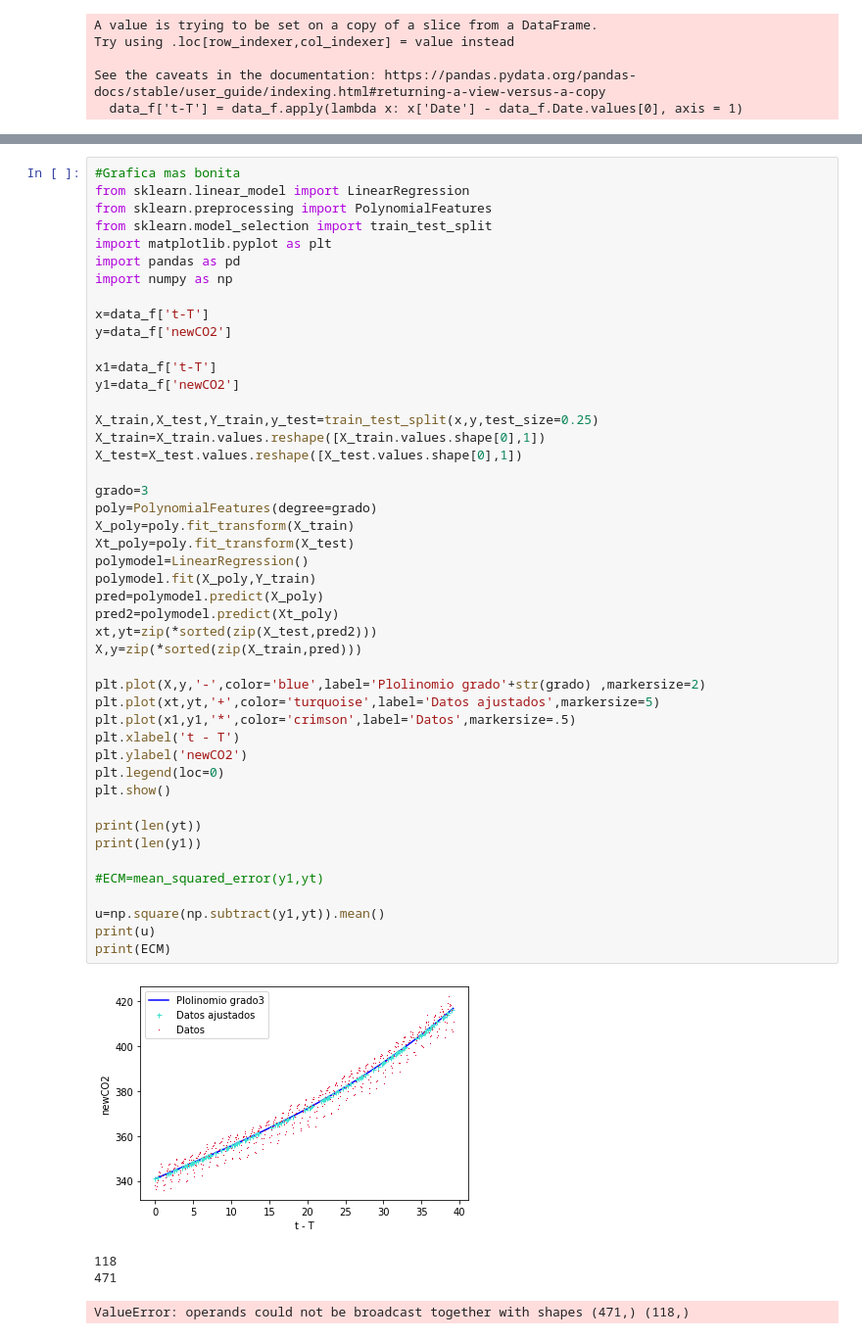
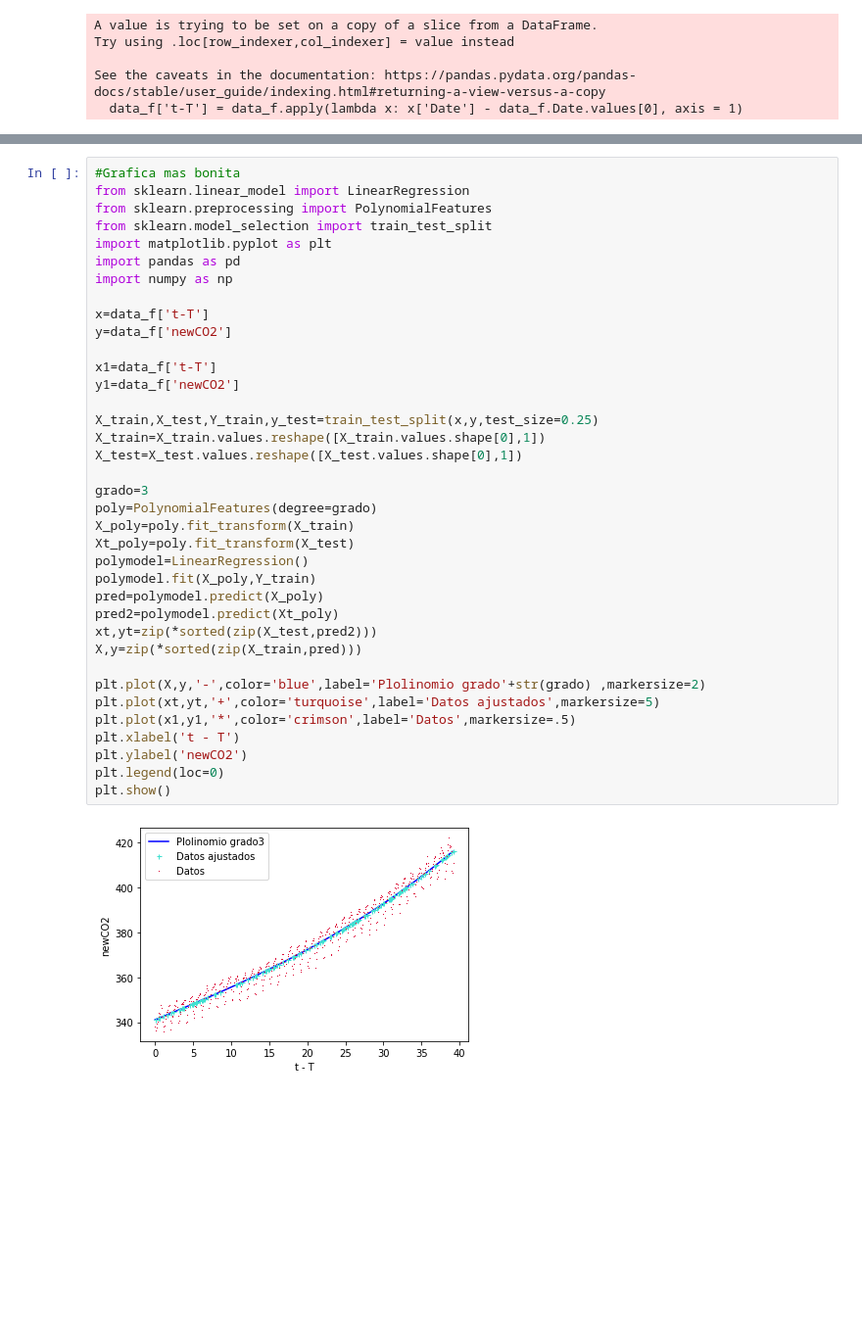
Before and after one commit to rlg23/Grupo2, a Jupyter notebook: TareaGrupo2_JC.ipynb, the cells around one changed output, grey strips where cells are left out. Shown: that part at 98% size. Cells and saved outputs as stored; diff of their text form; blank space fills up the shorter version.

```diff
--- a/TareaGrupo2_JC.ipynb
+++ b/TareaGrupo2_JC.ipynb
@@ -513,43 +488,31 @@ import numpy as np
 
 x=data_f['t-T']
 y=data_f['newCO2']
 
 x1=data_f['t-T']
 y1=data_f['newCO2']
 
 X_train,X_test,Y_train,y_test=train_test_split(x,y,test_size=0.25)
 X_train=X_train.values.reshape([X_train.values.shape[0],1])
 X_test=X_test.values.reshape([X_test.values.shape[0],1])
 
 grado=3
 poly=PolynomialFeatures(degree=grado)
 X_poly=poly.fit_transform(X_train)
 Xt_poly=poly.fit_transform(X_test)
 polymodel=LinearRegression()
 polymodel.fit(X_poly,Y_train)
 pred=polymodel.predict(X_poly)
 pred2=polymodel.predict(Xt_poly)
 xt,yt=zip(*sorted(zip(X_test,pred2)))
 X,y=zip(*sorted(zip(X_train,pred)))
 
 plt.plot(X,y,'-',color='blue',label='Plolinomio grado'+str(grado) ,markersize=2)
 plt.plot(xt,yt,'+',color='turquoise',label='Datos ajustados',markersize=5)
 plt.plot(x1,y1,'*',color='crimson',label='Datos',markersize=.5)
 plt.xlabel('t - T')
 plt.ylabel('newCO2')
 plt.legend(loc=0)
 plt.show()
-
-print(len(yt))
-print(len(y1))
-
-#ECM=mean_squared_error(y1,yt)
-
-u=np.square(np.subtract(y1,yt)).mean()
-print(u)
-print(ECM)
 # %% [output]
-[figure, old version]
+[figure, new version]
-118
-471
-ValueError: operands could not be broadcast together with shapes (471,) (118,)
```
Also changed, not shown: parts of 5 cells of this notebook.
